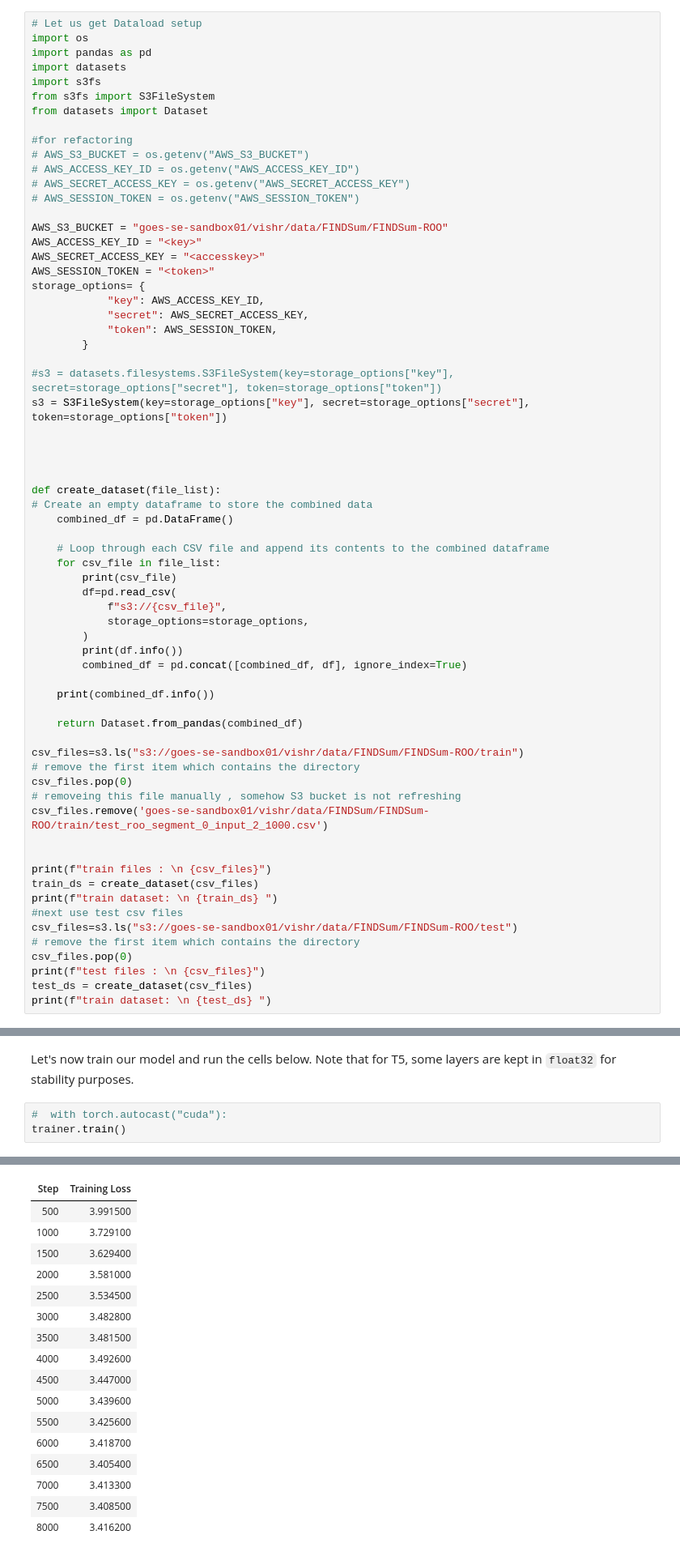
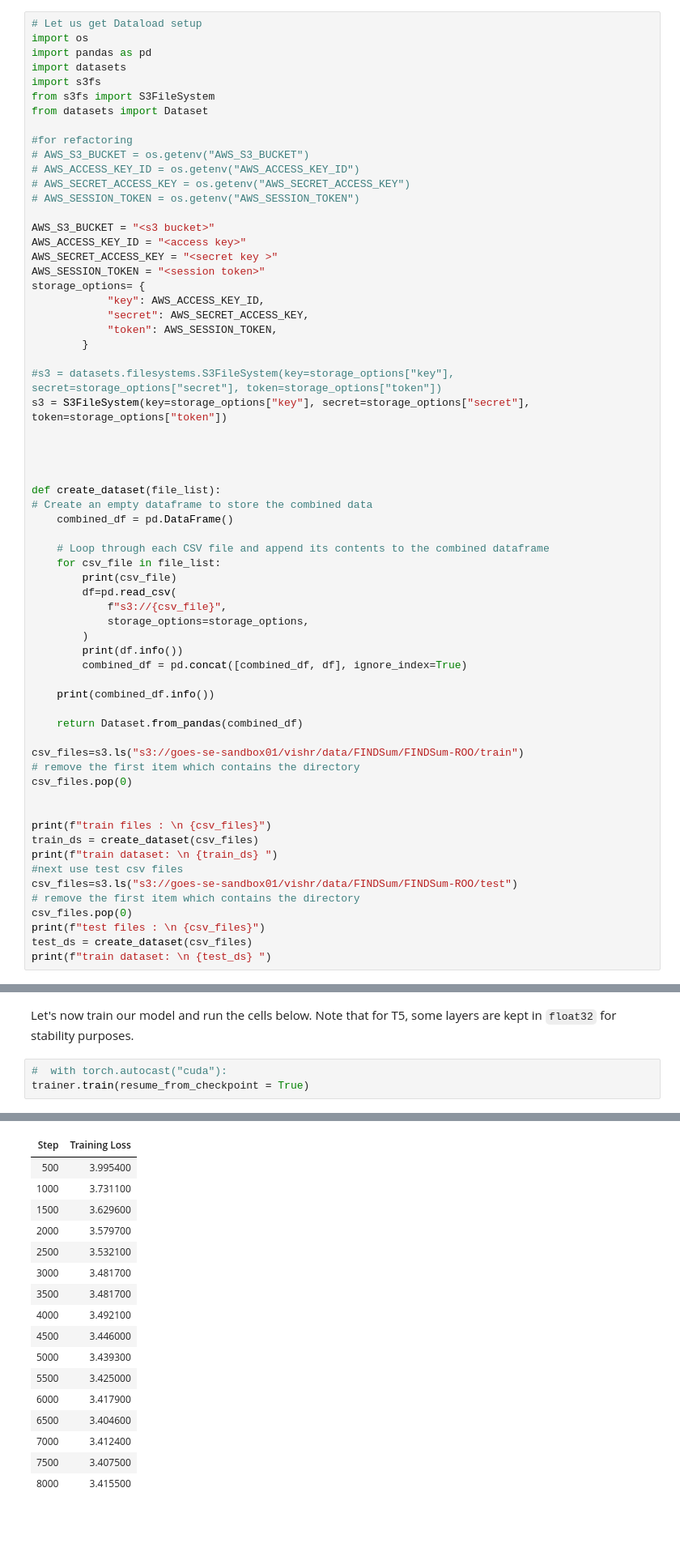
Before and after one commit to SuperEllipse/LLM-demo-on-CML, a Jupyter notebook: financialreport_summarization.ipynb, the cells around one changed output, grey strips where cells are left out. Shown at 81% size. Cells and saved outputs as stored; diff of their text form; blank space fills up the shorter version.

Commit message:
refactoring and AWS data input

```diff
--- a/financialreport_summarization.ipynb
+++ b/financialreport_summarization.ipynb
@@ -46,10 +46,10 @@ from datasets import Dataset
 # AWS_SECRET_ACCESS_KEY = os.getenv("AWS_SECRET_ACCESS_KEY")
 # AWS_SESSION_TOKEN = os.getenv("AWS_SESSION_TOKEN")
 
-AWS_S3_BUCKET = "goes-se-sandbox01/vishr/data/FINDSum/FINDSum-ROO"
-AWS_ACCESS_KEY_ID = "<key>"
-AWS_SECRET_ACCESS_KEY = "<accesskey>"
-AWS_SESSION_TOKEN = "<token>"
+AWS_S3_BUCKET = "<s3 bucket>"
+AWS_ACCESS_KEY_ID = "<access key>"
+AWS_SECRET_ACCESS_KEY = "<secret key >"
+AWS_SESSION_TOKEN = "<session token>"
 storage_options= {
             "key": AWS_ACCESS_KEY_ID,
             "secret": AWS_SECRET_ACCESS_KEY,
@@ -83,8 +83,6 @@ def create_dataset(file_list):
 csv_files=s3.ls("s3://goes-se-sandbox01/vishr/data/FINDSum/FINDSum-ROO/train")
 # remove the first item which contains the directory
 csv_files.pop(0)
-# removeing this file manually , somehow S3 bucket is not refreshing
-csv_files.remove('goes-se-sandbox01/vishr/data/FINDSum/FINDSum-ROO/train/test_roo_segment_0_input_2_1000.csv')
 
 
 print(f"train files : \n {csv_files}")
@@ -340,6 +345,6 @@ model.config.use_cache = False  # silence the warnings. Please re-enable for inf
 Let's now train our model and run the cells below. Note that for T5, some layers are kept in `float32` for stability purposes.
 # %%
 #  with torch.autocast("cuda"):
-trainer.train()
+trainer.train(resume_from_checkpoint = True)
 # %% [output]
 You're using a T5TokenizerFast tokenizer. Please note that with a fast tokenizer, using the `__call__` method is faster than using a method to encode the text followed by a call to the `pad` method to ...
@@ -347,17 +352,17 @@ You're using a T5TokenizerFast tokenizer. Please note that with a fast tokenizer
 | Step | Training Loss |
-| 500 | 3.991500 |
-| 1000 | 3.729100 |
-| 1500 | 3.629400 |
-| 2000 | 3.581000 |
-| 2500 | 3.534500 |
-| 3000 | 3.482800 |
-| 3500 | 3.481500 |
-| 4000 | 3.492600 |
-| 4500 | 3.447000 |
-| 5000 | 3.439600 |
-| 5500 | 3.425600 |
-| 6000 | 3.418700 |
-| 6500 | 3.405400 |
-| 7000 | 3.413300 |
-| 7500 | 3.408500 |
-| 8000 | 3.416200 |
+| 500 | 3.995400 |
+| 1000 | 3.731100 |
+| 1500 | 3.629600 |
+| 2000 | 3.579700 |
+| 2500 | 3.532100 |
+| 3000 | 3.481700 |
+| 3500 | 3.481700 |
+| 4000 | 3.492100 |
+| 4500 | 3.446000 |
+| 5000 | 3.439300 |
+| 5500 | 3.425000 |
+| 6000 | 3.417900 |
+| 6500 | 3.404600 |
+| 7000 | 3.412400 |
+| 7500 | 3.407500 |
+| 8000 | 3.415500 |
```
Also changed, not shown: parts of 64 cells of this notebook, 2 other files.
